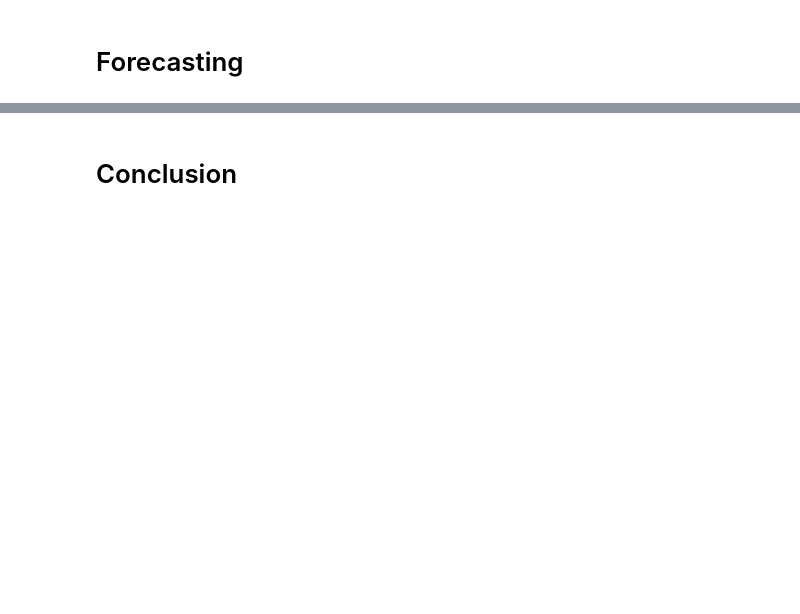
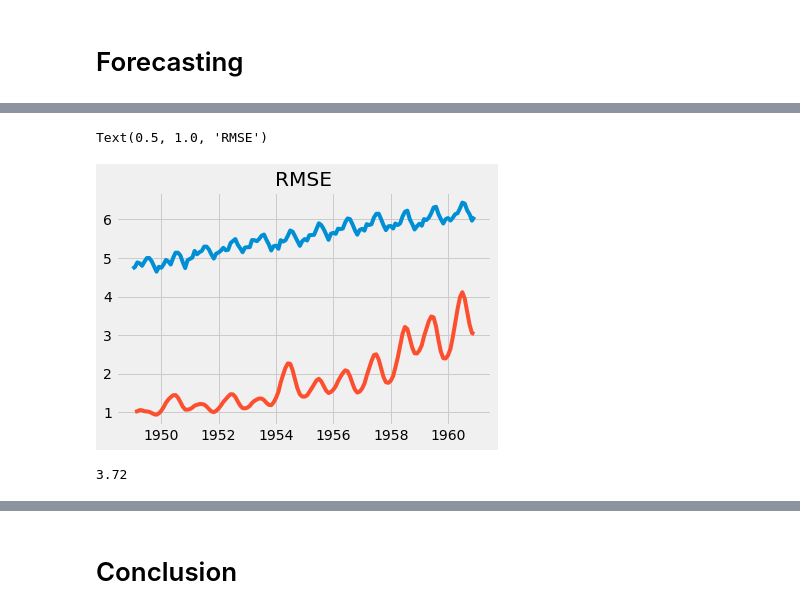
Before and after one commit to rodrigopasqualucci/Time-Series, a Jupyter notebook: Time_Series[GITHUB].ipynb, the cells around one changed output, grey strips where cells are left out. Saved outputs shown, nothing was run; the diff lists cells and outputs as text; code cells hidden in the pictures; blank space fills up the shorter version.

```diff
--- a/Time_Series[GITHUB].ipynb
+++ b/Time_Series[GITHUB].ipynb
@@ -279,6 +287,6 @@ SyntaxError: invalid syntax (<ipython-input-83-572cd420036c>, line 2)
 # %%
 predictions_ARIMA_diff_cumsum = predictions_ARIMA_diff.cumsum()
-print predictions_ARIMA_diff_cumsum.head()
-predictions_ARIMA_log = pd.Series(ts_log.ix[0], index=ts_log.index)
+#predictions_ARIMA_diff_cumsum.head()
+predictions_ARIMA_log = pd.Series()
 predictions_ARIMA_log = predictions_ARIMA_log.add(predictions_ARIMA_diff_cumsum,fill_value=0)
 predictions_ARIMA_log.head()
@@ -285,5 +301,9 @@ predictions_ARIMA_log.head()
 # %%
 predictions_ARIMA = np.exp(predictions_ARIMA_log)
 plt.plot(ts_log)
 plt.plot(predictions_ARIMA)
-plt.title('RMSE: %.4f'% np.sqrt(sum((predictions_ARIMA-ts)**2)/len(ts)))
+plt.title('RMSE')
+#: %.4f'% np.sqrt( sum((predictions_ARIMA - data)/ len(data) ) ) )
+# %% [output]
+Text(0.5, 1.0, 'RMSE')
+[figure, added]
@@ -290,3 +313,8 @@ plt.title('RMSE: %.4f'% np.sqrt(sum((predictions_ARIMA-ts)**2)/len(ts)))
+# %%
+RMSE = round(mse['mse'].mean()**0.5,2)
+print(RMSE)
+# %% [output]
+3.72
 # %%
 pred = results.get_prediction(start=pd.to_datetime('1955-01-01'), dynamic=False)
 pred_ci = pred.conf_int()
```
Also changed, not shown: parts of 20 cells of this notebook.
